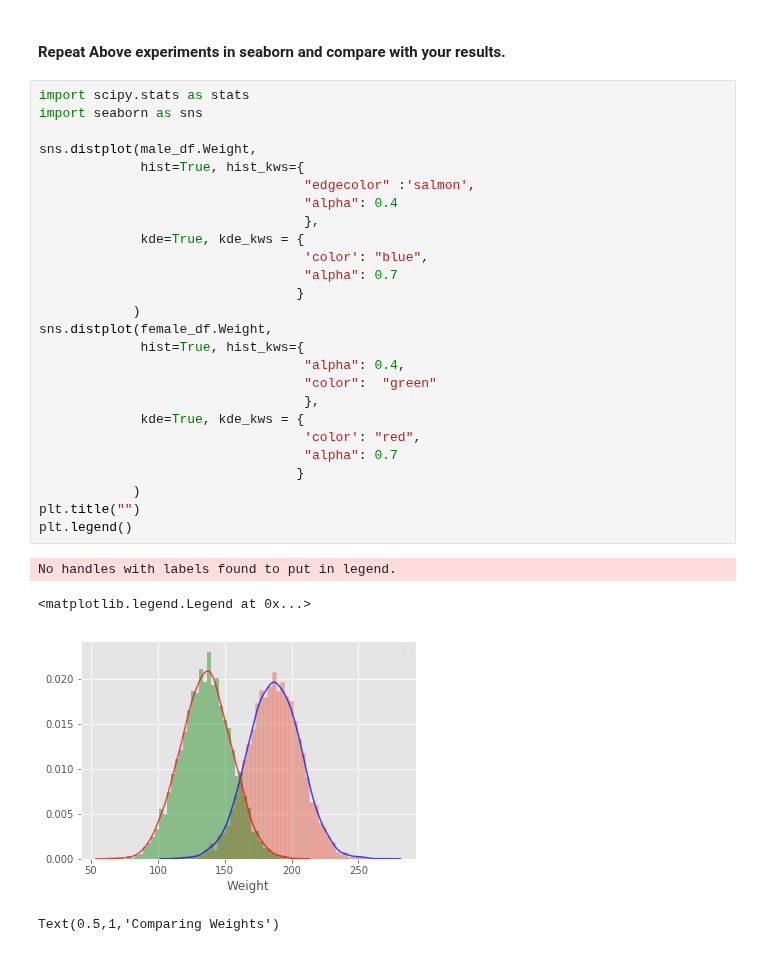
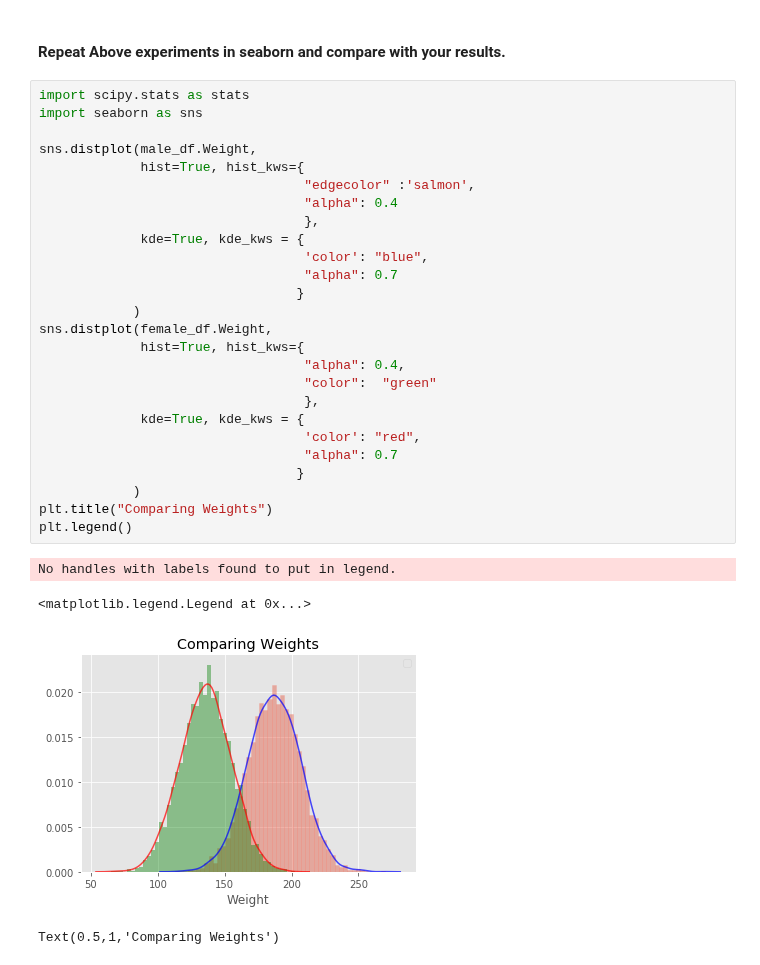
Before and after one commit to rvent/dsc-1-09-11-the-probability-density-function-lab-nyc-ds-career-012819, a Jupyter notebook: index.ipynb, the cells around one changed output. Drawn from its saved outputs; the diff is of its cells as text.

```diff
--- a/index.ipynb
+++ b/index.ipynb
@@ -137,33 +137,33 @@ plt.show()
 # %%
 import scipy.stats as stats
 import seaborn as sns
 
 sns.distplot(male_df.Weight,
              hist=True, hist_kws={
                                   "edgecolor" :'salmon',
                                   "alpha": 0.4
                                   },
              kde=True, kde_kws = {
                                   'color': "blue",
                                   "alpha": 0.7
                                  }
             )
 sns.distplot(female_df.Weight,
              hist=True, hist_kws={
                                   "alpha": 0.4,
                                   "color":  "green"
                                   },
              kde=True, kde_kws = {
                                   'color': "red",
                                   "alpha": 0.7
                                  }
             )
-plt.title("")
+plt.title("Comparing Weights")
 plt.legend()
 # %% [output]
 No handles with labels found to put in legend.
 <matplotlib.legend.Legend at 0x...>
-[figure, old version]
+[figure, new version]
 # %%
 # %% [output]
 Text(0.5,1,'Comparing Weights')
```
